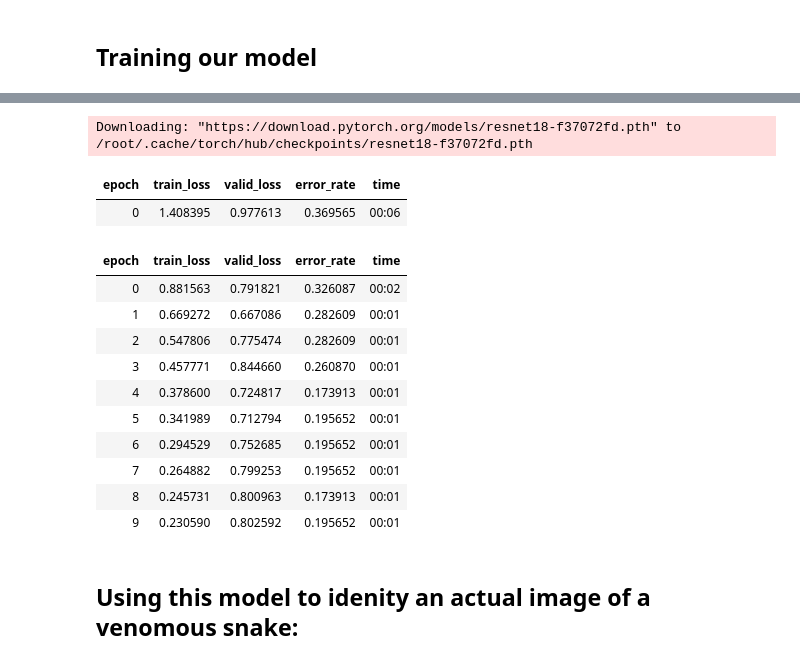
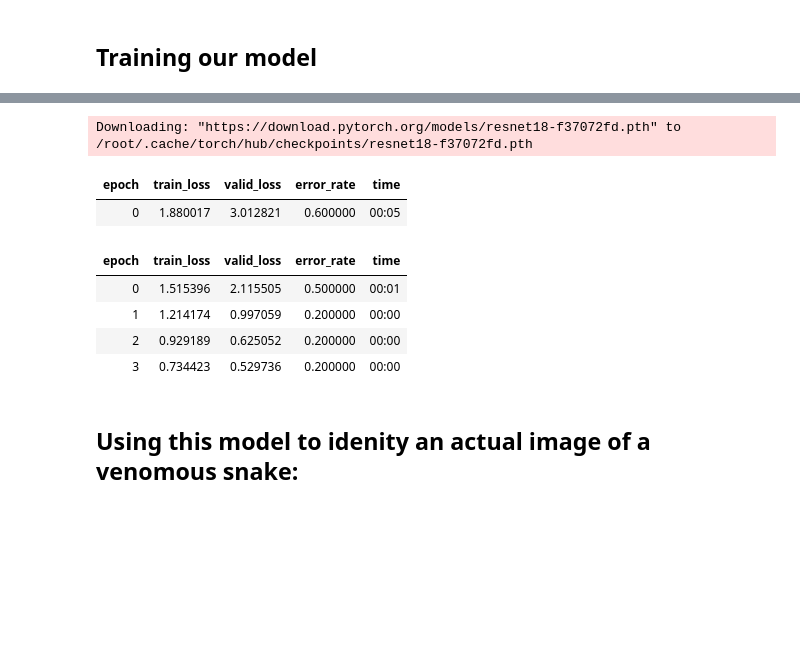
Before and after one commit to elsoori/venomous_snake_or_not, a Jupyter notebook: identifying-if-it-s-a-venomous-snake.ipynb, the cells around one changed output, grey strips where cells are left out. Cells and saved outputs as stored; diff of their text form; code cells hidden in the pictures; blank space fills up the shorter version.

```diff
--- a/identifying-if-it-s-a-venomous-snake.ipynb
+++ b/identifying-if-it-s-a-venomous-snake.ipynb
@@ -111,21 +100,15 @@ dls.show_batch(max_n=10)
 # %%
 learn = vision_learner(dls, resnet18, metrics=error_rate)
-learn.fine_tune(10)
+learn.fine_tune(4)
 # %% [output]
 Downloading: "https://download.pytorch.org/models/resnet18-f37072fd.pth" to /root/.cache/torch/hub/checkpoints/resnet18-f37072fd.pth
 | epoch | train_loss | valid_loss | error_rate | time |
-| 0 | 1.408395 | 0.977613 | 0.369565 | 00:06 |
+| 0 | 1.880017 | 3.012821 | 0.600000 | 00:05 |
 | epoch | train_loss | valid_loss | error_rate | time |
-| 0 | 0.881563 | 0.791821 | 0.326087 | 00:02 |
-| 1 | 0.669272 | 0.667086 | 0.282609 | 00:01 |
-| 2 | 0.547806 | 0.775474 | 0.282609 | 00:01 |
-| 3 | 0.457771 | 0.844660 | 0.260870 | 00:01 |
-| 4 | 0.378600 | 0.724817 | 0.173913 | 00:01 |
-| 5 | 0.341989 | 0.712794 | 0.195652 | 00:01 |
-| 6 | 0.294529 | 0.752685 | 0.195652 | 00:01 |
-| 7 | 0.264882 | 0.799253 | 0.195652 | 00:01 |
-| 8 | 0.245731 | 0.800963 | 0.173913 | 00:01 |
-| 9 | 0.230590 | 0.802592 | 0.195652 | 00:01 |
+| 0 | 1.515396 | 2.115505 | 0.500000 | 00:01 |
+| 1 | 1.214174 | 0.997059 | 0.200000 | 00:00 |
+| 2 | 0.929189 | 0.625052 | 0.200000 | 00:00 |
+| 3 | 0.734423 | 0.529736 | 0.200000 | 00:00 |
 # %% [markdown]
 ## Using this model to idenity an actual image of a venomous snake:
 # %%
```
Also changed, not shown: parts of 10 cells of this notebook.
